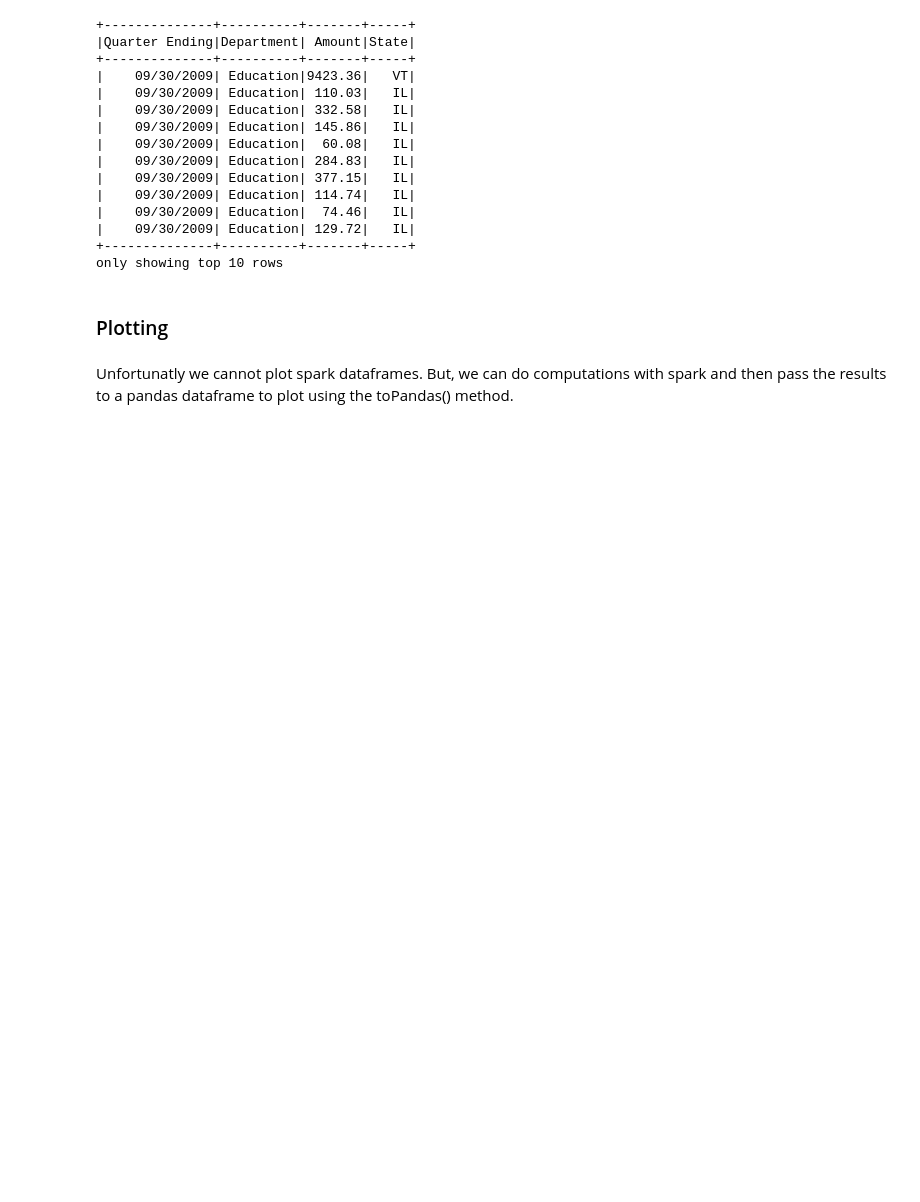
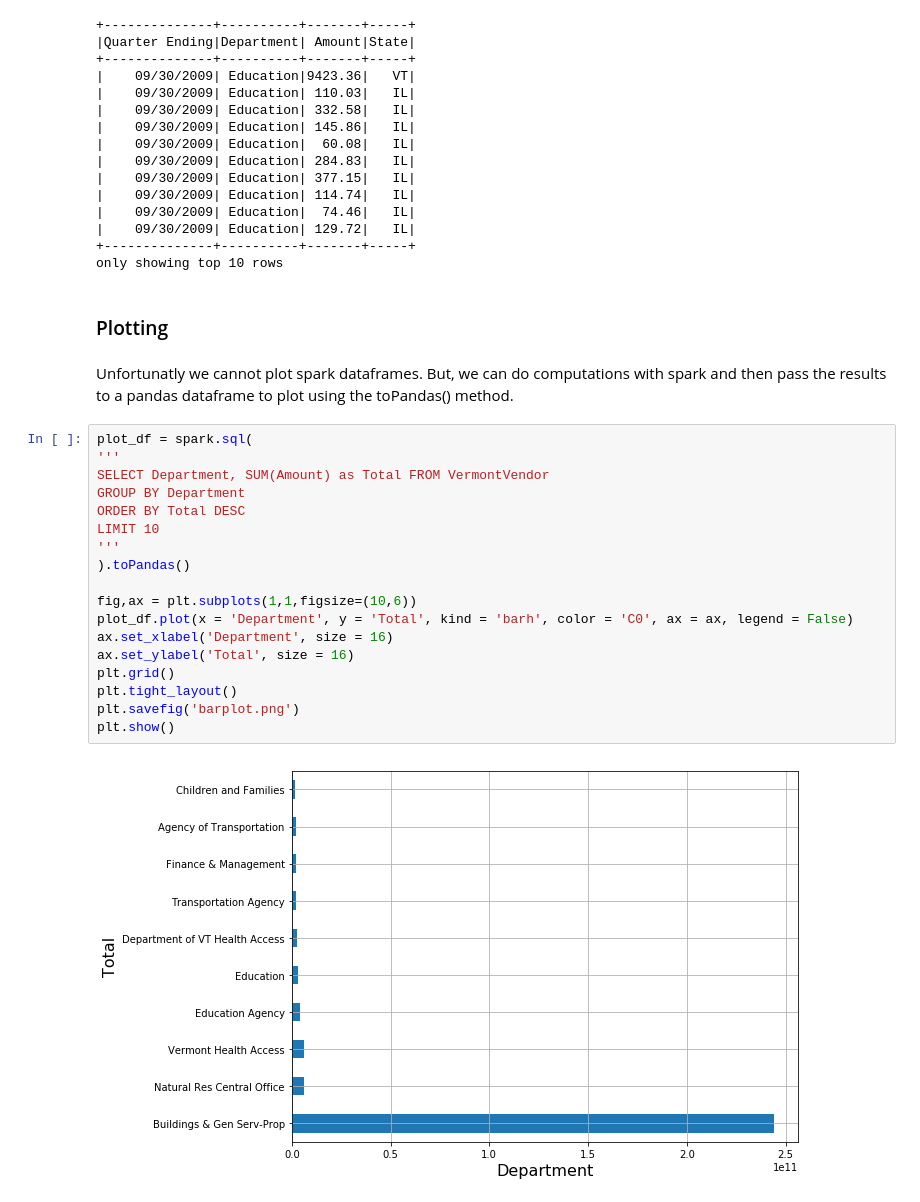
Before and after one commit to pysr1/PlayingWithPyspark, a Jupyter notebook: Starting_pyspark.ipynb, the cells around one changed output. Cells and saved outputs as stored; diff of their text form; blank space fills up the shorter version.

```diff
--- a/Starting_pyspark.ipynb
+++ b/Starting_pyspark.ipynb
@@ -226,3 +208,23 @@ only showing top 10 rows
 ### Plotting
 # %% [markdown]
 Unfortunatly we cannot plot spark dataframes. But, we can do computations with spark and then pass the results to a pandas dataframe to plot using the toPandas() method.
+# %%
+plot_df = spark.sql(
+'''
+SELECT Department, SUM(Amount) as Total FROM VermontVendor
+GROUP BY Department
+ORDER BY Total DESC
+LIMIT 10
+'''
+).toPandas()
+
+fig,ax = plt.subplots(1,1,figsize=(10,6))
+plot_df.plot(x = 'Department', y = 'Total', kind = 'barh', color = 'C0', ax = ax, legend = False)
+ax.set_xlabel('Department', size = 16)
+ax.set_ylabel('Total', size = 16)
+plt.grid()
+plt.tight_layout()
+plt.savefig('barplot.png')
+plt.show()
+# %% [output]
+[figure, added]
```
Also changed, not shown: parts of 29 cells of this notebook, 1 other file.
